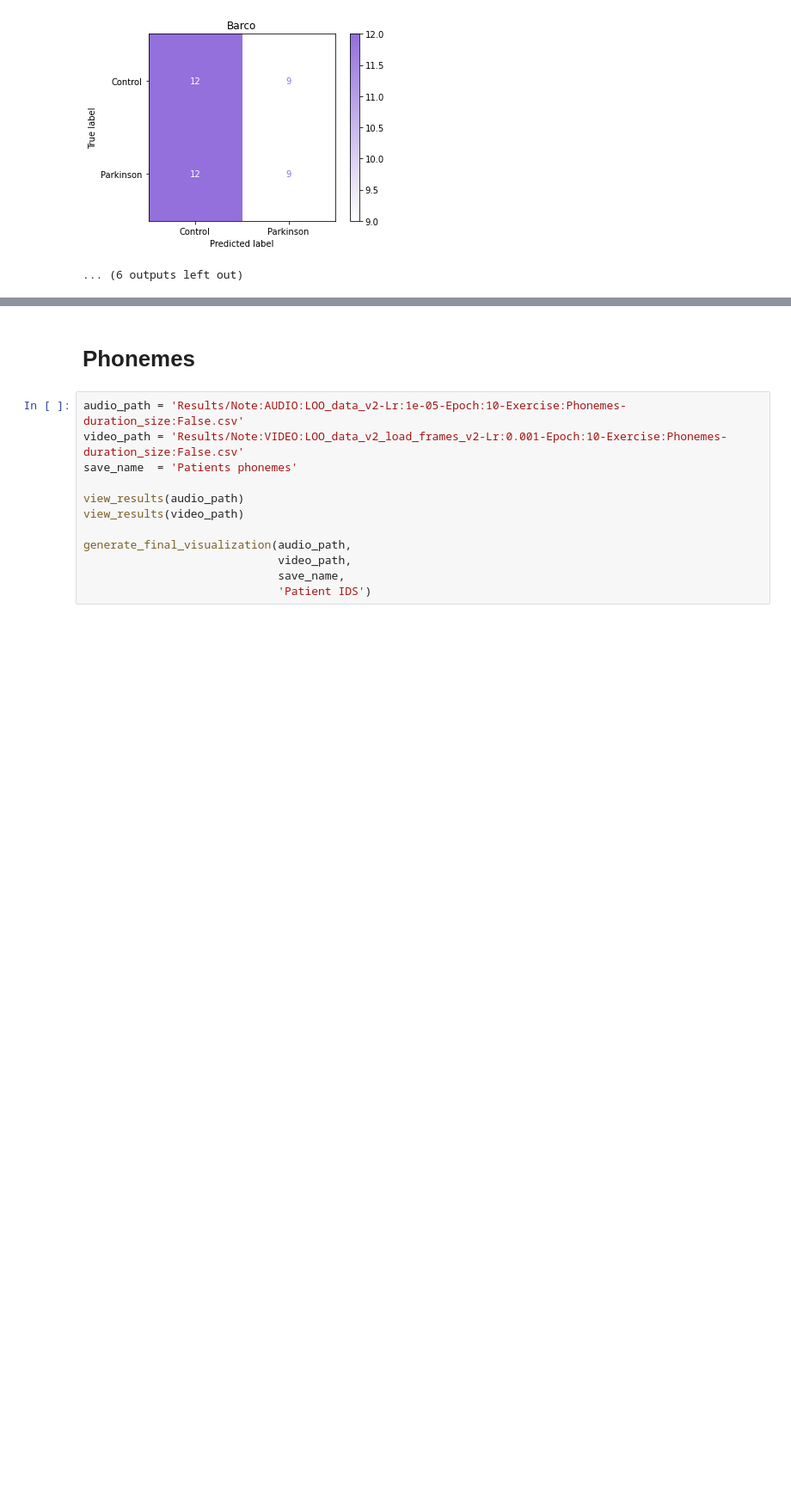
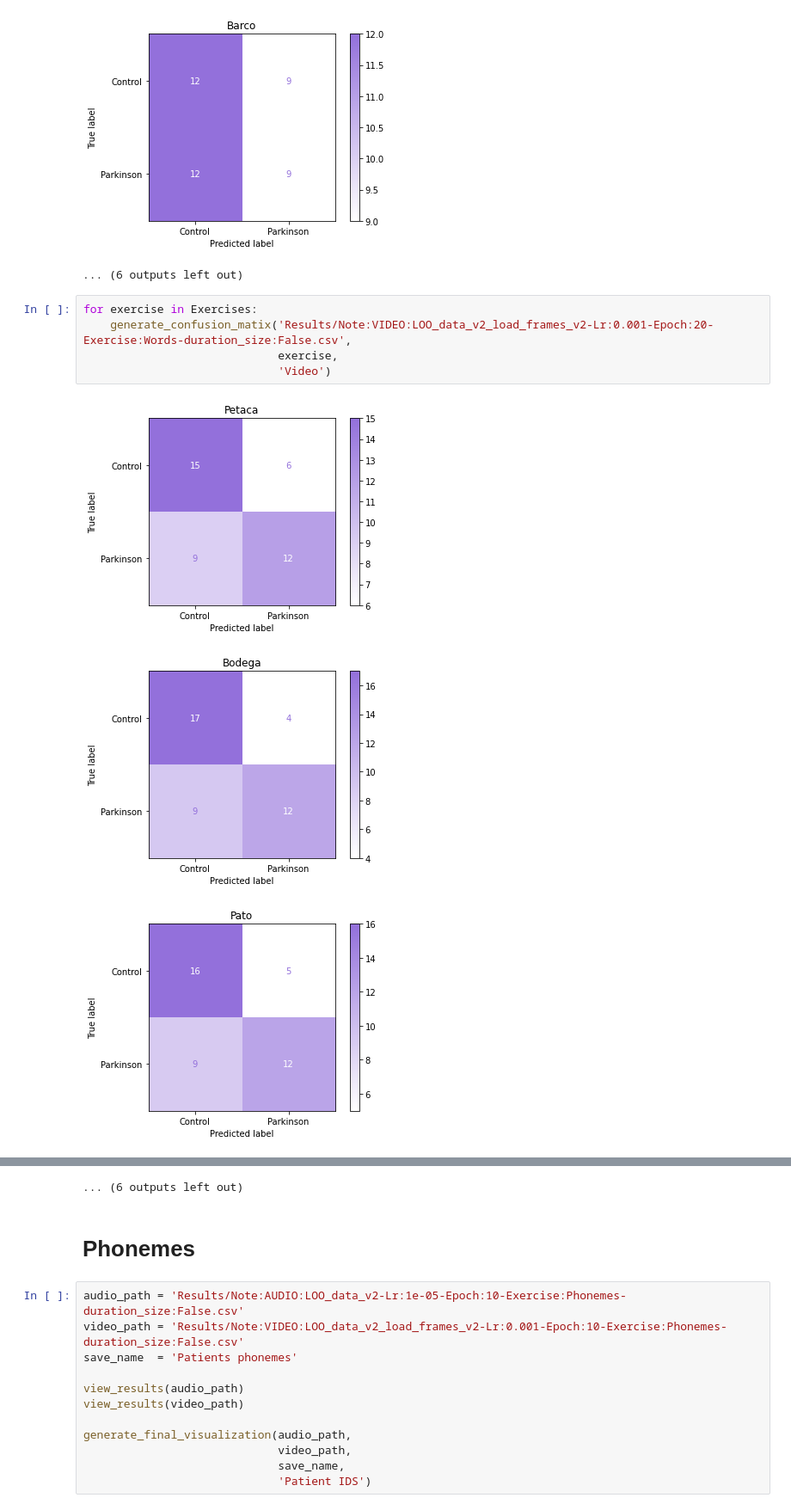
Before and after one commit to jdvalera19/Parkinson-Multimodal-Cross-Attention, a Jupyter notebook: View_result.ipynb, the cells around one changed output, grey strips where cells are left out. Shown at 86% size. Drawn from its saved outputs; the diff is of its cells as text; blank space fills up the shorter version.

```diff
--- a/View_result.ipynb
+++ b/View_result.ipynb
@@ -44,3 +44,12 @@ for exercise in Exercises:
 [figure]
 [figure]
 ... (6 outputs left out)
+# %%
+for exercise in Exercises:
+    generate_confusion_matix('Results/Note:VIDEO:LOO_data_v2_load_frames_v2-Lr:0.001-Epoch:20-Exercise:Words-duration_size:False.csv',
+                             exercise,
+                             'Video')
+# %% [output]
+[figure, added]
+[figure, added]
+[figure, added]
@@ -47,3 +65,4 @@ for exercise in Exercises:
+... (6 outputs left out)
 # %% [markdown]
 # Phonemes
 # %%
```
Also changed, not shown: parts of 9 cells of this notebook, 1 other file.
